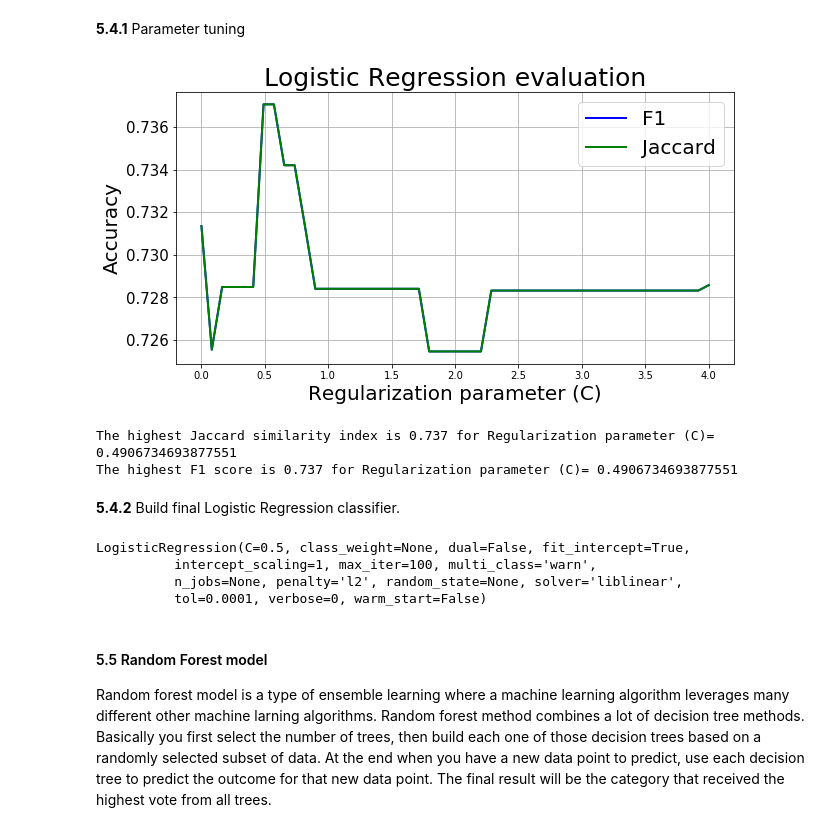
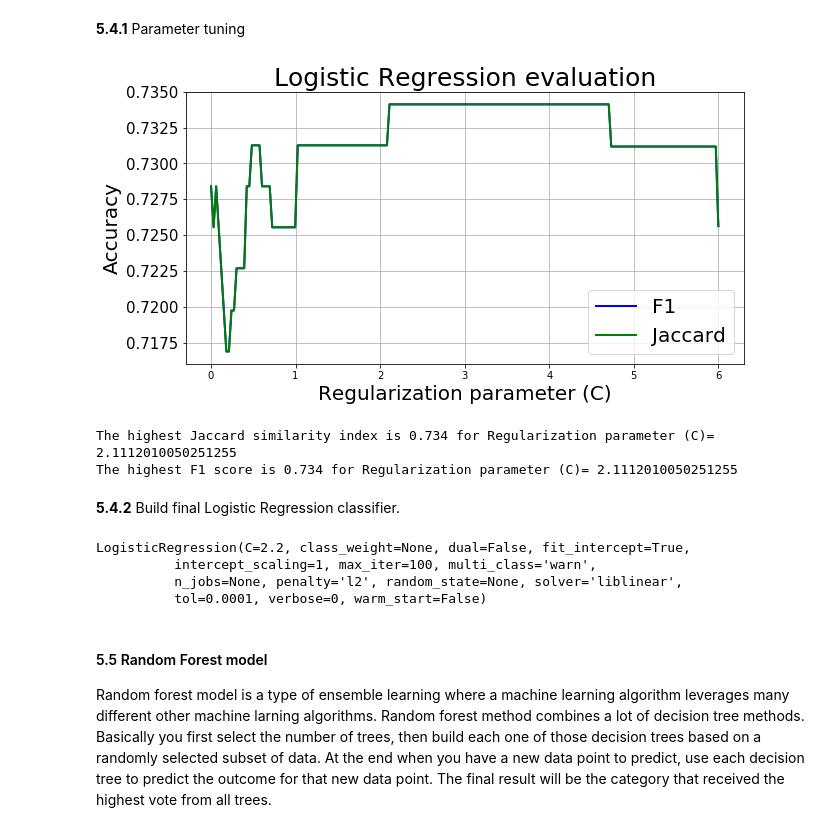
Before and after one commit to Ehsan-Negahbani/Best-Classifier, a Jupyter notebook: Project Notebook.ipynb, the cells around one changed output. Drawn from its saved outputs; the diff is of its cells as text; code cells hidden in the pictures.

```diff
--- a/Project Notebook.ipynb
+++ b/Project Notebook.ipynb
@@ -378,6 +305,7 @@ array(['PAIDOFF', 'PAIDOFF', 'PAIDOFF', 'PAIDOFF', 'PAIDOFF'],
 Data Standardization: give data zero mean and unit variance.
 Many machine learning algorithms work based on Eucledian or similar measures of distance and normalization of data is a rquired step before applying almost of the Machine learning algorithms.
 # %%
+X_raw = X.values # A copy of raw feature values
 X= preprocessing.StandardScaler().fit(X).transform(X)
 X[0:2]
 # %% [output]
@@ -488,9 +421,9 @@ The highest F1 score is 0.843 for Number of neighbors (K)= 9
 **5.2** Build the final KNN model
 Use the K-value that maximizes the model accuracy based on evaluation graph to build the final KNN model
 # %%
-k=7
+k=11
 knn = KNeighborsClassifier(n_neighbors=k)
-# knn.fit(X_train, y_train) # not sure if I should train the model on the entire data or only the training part!!!
+# knn.fit(X_train, y_train)
 knn.fit(X, y)
 # %% [output]
 KNeighborsClassifier(algorithm='auto', leaf_size=30, metric='minkowski',
@@ -522,8 +455,8 @@ for n in range(1, maxDepths):
     Jac_kfold_vals = np.zeros((folds))
     # enumerate splits
     for train_index, test_index in kfold.split(X):
-        loanTree.fit(X[train_index], y[train_index])
-        yhat = loanTree.predict(X[test_index])
+        loanTree.fit(X_raw[train_index], y[train_index])
+        yhat = loanTree.predict(X_raw[test_index])
         f1_kfold_vals[n2] = f1_score(y[test_index], yhat,
                                      labels = ['PAIDOFF'], average='micro')
         Jac_kfold_vals[n2] = jaccard_similarity_score(y[test_index], yhat)
@@ -550,7 +483,7 @@ Considering both accuracy metrics, 6 is a better choice for 'max_depth' paramete
 loanTree = DecisionTreeClassifier(criterion="entropy",
                                   max_depth = 6)
 # loanTree.fit(X_train,y_train)
-loanTree.fit(X,y)
+loanTree.fit(X_raw,y)
 # %% [output]
 DecisionTreeClassifier(class_weight=None, criterion='entropy', max_depth=6,
             max_features=None, max_leaf_nodes=None,
@@ -669,50 +642,50 @@ Plot accuracy curves based on different C values to find the best for this datas
 **5.4.1** Parameter tuning
 # %%
 from sklearn.linear_model import LogisticRegression
-Cvec = np.linspace(0.001, 4, 50)
+Cvec = np.linspace(0.001, 6, 200)
 n=0
 Jaccard_scores = np.zeros(len(Cvec))
 F1_scores = np.zeros(len(Cvec))
 for myC in Cvec:
     # Build the model
     LR = LogisticRegression(C=myC, solver='liblinear') # liblinear is recommended for smal datasets
     # perform a k-fold cross-validation to estimate the model accuracy
 #     folds = 10
     kfold = KFold(folds, True, 1)
     n2 = 0
     Jac_kfold_vals = np.zeros((folds))
     f1_kfold_vals = np.zeros((folds))
     # enumerate splits
     for train_index, test_index in kfold.split(X):
         LR.fit(X[train_index], y[train_index])
         yhat = LR.predict(X[test_index])
         Jac_kfold_vals[n2] = jaccard_similarity_score(y[test_index], yhat)
         f1_kfold_vals[n2] = f1_score(y[test_index],
                                      yhat, labels = ['PAIDOFF'], average='micro')
         n2+=1
     # compute the mean accuracy based on accuracy of k-folds
     Jaccard_scores[n-1] = Jac_kfold_vals.mean()
     F1_scores[n-1] = Jac_kfold_vals.mean()
     n+=1
 
 
 
 # plot model evaluation and find the optimum parameter
 model_par_name = 'Regularization parameter (C)'
 model_name = 'Logistic Regression'
 model_eval_plt(list(Cvec), F1_scores, Jaccard_scores, model_name, model_par_name)
 # %% [output]
-[figure, old version]
+[figure, new version]
-The highest Jaccard similarity index is 0.737 for Regularization parameter (C)= 0.4906734693877551
-The highest F1 score is 0.737 for Regularization parameter (C)= 0.4906734693877551
+The highest Jaccard similarity index is 0.734 for Regularization parameter (C)= 2.1112010050251255
+The highest F1 score is 0.734 for Regularization parameter (C)= 2.1112010050251255
 # %% [markdown]
 **5.4.2** Build final Logistic Regression classifier.
 # %%
-LR = LogisticRegression(C=0.5, solver='liblinear')
+LR = LogisticRegression(C=2.2, solver='liblinear')
 # LR.fit(X_train,y_train)
 LR.fit(X,y)
 # %% [output]
-LogisticRegression(C=0.5, class_weight=None, dual=False, fit_intercept=True,
+LogisticRegression(C=2.2, class_weight=None, dual=False, fit_intercept=True,
           intercept_scaling=1, max_iter=100, multi_class='warn',
           n_jobs=None, penalty='l2', random_state=None, solver='liblinear',
           tol=0.0001, verbose=0, warm_start=False)
```
Also changed, not shown: parts of 95 cells of this notebook.
